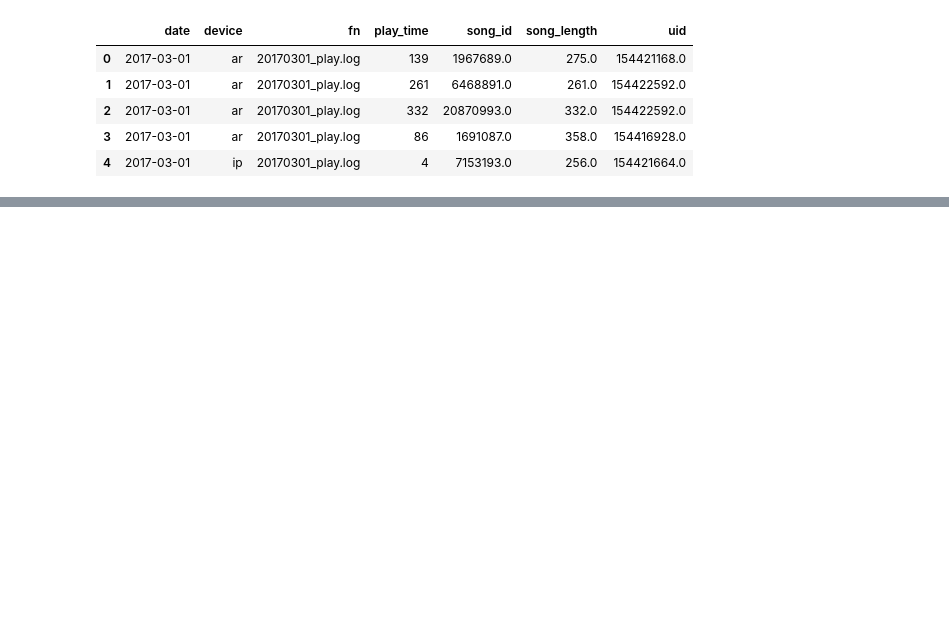
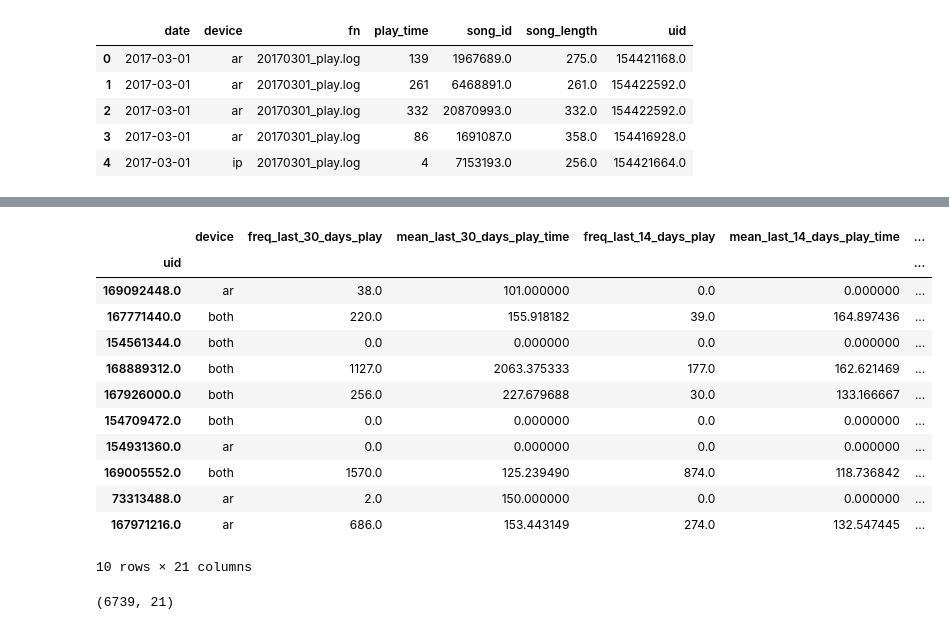
Before and after one commit to JMistral/MusicBox, a Jupyter notebook: notebooks/3-EDA_Feature_Engineering.ipynb, the cells around one changed output, grey strips where cells are left out. Saved outputs shown, nothing was run; the diff lists cells and outputs as text; code cells hidden in the pictures; blank space fills up the shorter version.

```diff
--- a/notebooks/3-EDA_Feature_Engineering.ipynb
+++ b/notebooks/3-EDA_Feature_Engineering.ipynb
@@ -36,0 +251,4 @@ array(['139 ', '261 ', '332 ', ..., '0', '0', '191'], dtype=object)
+# %%
+search_feature = search_feature.fillna(0)
+print("the shape of search features are:", search_feature.shape)
+search_feature.head(5)
@@ -36,0 +266,6 @@ array(['139 ', '261 ', '332 ', ..., '0', '0', '191'], dtype=object)
+# %%
+device_num = df_play[['uid', 'device']].drop_duplicates() \
+                                        .groupby('uid')['device'] \
+                                        .agg(['max', 'count'])
+
+device_num.head()
@@ -36,0 +294,2 @@ array(['139 ', '261 ', '332 ', ..., '0', '0', '191'], dtype=object)
+# %%
+device_num['device'] = np.where(device_num['count'] == 1, device_num['max'], 'both')
@@ -36,0 +309,3 @@ array(['139 ', '261 ', '332 ', ..., '0', '0', '191'], dtype=object)
+# %%
+play_feature_all = device_num.join(play_feature, how='left').drop(['max','count'], axis=1)
+play_feature_all.head()
@@ -36,0 +320,24 @@ array(['139 ', '261 ', '332 ', ..., '0', '0', '191'], dtype=object)
+# %%
+df_all = play_feature_all.join(search_feature, how='left') \
+                         .join(down_feature, how='left') \
+                         .fillna(0)
+
+df_all.sample(10)
+# %% [output]
+|  | device | freq_last_30_days_play | mean_last_30_days_play_time | freq_last_14_days_play | mean_last_14_days_play_time | ... |
+| uid |  |  |  |  |  | ... |
+| 169092448.0 | ar | 38.0 | 101.000000 | 0.0 | 0.000000 | ... |
+| 167771440.0 | both | 220.0 | 155.918182 | 39.0 | 164.897436 | ... |
+| 154561344.0 | both | 0.0 | 0.000000 | 0.0 | 0.000000 | ... |
+| 168889312.0 | both | 1127.0 | 2063.375333 | 177.0 | 162.621469 | ... |
+| 167926000.0 | both | 256.0 | 227.679688 | 30.0 | 133.166667 | ... |
+| 154709472.0 | both | 0.0 | 0.000000 | 0.0 | 0.000000 | ... |
+| 154931360.0 | ar | 0.0 | 0.000000 | 0.0 | 0.000000 | ... |
+| 169005552.0 | both | 1570.0 | 125.239490 | 874.0 | 118.736842 | ... |
+| 73313488.0 | ar | 2.0 | 150.000000 | 0.0 | 0.000000 | ... |
+| 167971216.0 | ar | 686.0 | 153.443149 | 274.0 | 132.547445 | ... |
+10 rows × 21 columns
+# %%
+df_all.shape
+# %% [output]
+(6739, 21)
```
Also changed, not shown: parts of 44 cells of this notebook, 3 other files.
